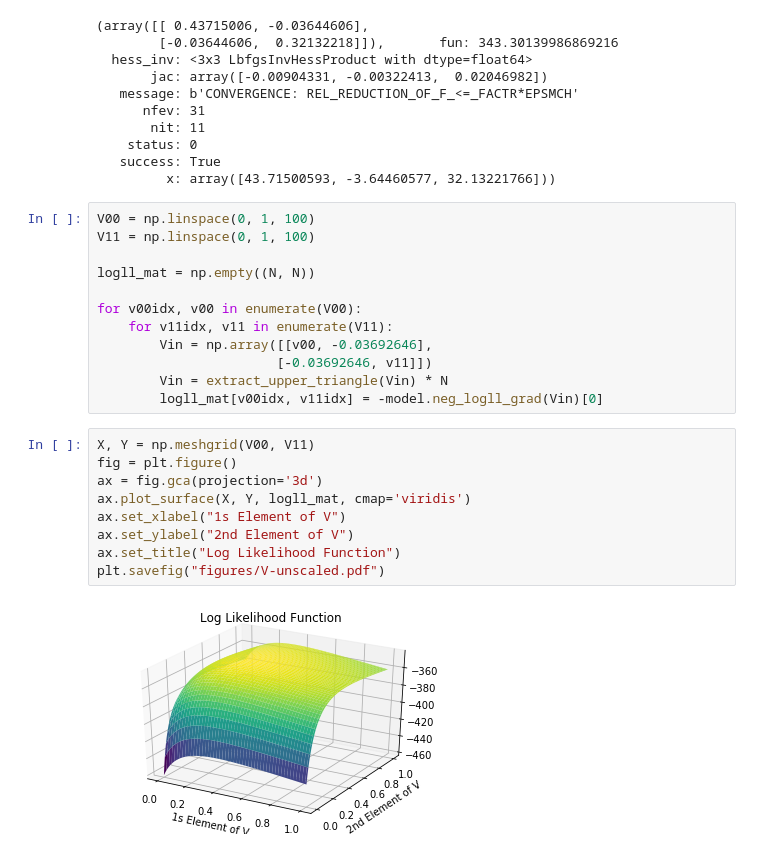
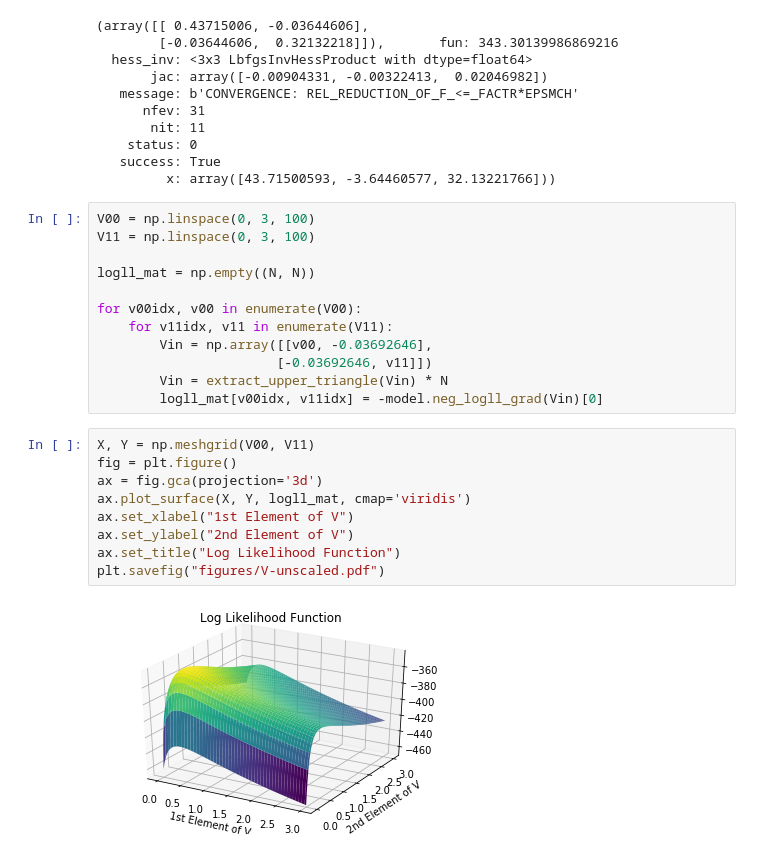
Before and after one commit to AlexTISYoung/snipar, a Jupyter notebook: ldsc_reg/drawing_logll.ipynb, the cells around one changed output. Drawn from its saved outputs; the diff is of its cells as text.

Commit message:
added log likelihood graphs

```diff
--- a/ldsc_reg/drawing_logll.ipynb
+++ b/ldsc_reg/drawing_logll.ipynb
@@ -44,8 +44,8 @@ Effect Vectors Simulated!
    success: True
          x: array([43.71500593, -3.64460577, 32.13221766]))
 # %%
-V00 = np.linspace(0, 1, 100)
-V11 = np.linspace(0, 1, 100)
+V00 = np.linspace(0, 3, 100)
+V11 = np.linspace(0, 3, 100)
 
 logll_mat = np.empty((N, N))
 
@@ -58,14 +58,14 @@ for v00idx, v00 in enumerate(V00):
 # %%
 X, Y = np.meshgrid(V00, V11)
 fig = plt.figure()
 ax = fig.gca(projection='3d')
 ax.plot_surface(X, Y, logll_mat, cmap='viridis')
-ax.set_xlabel("1s Element of V")
+ax.set_xlabel("1st Element of V")
 ax.set_ylabel("2nd Element of V")
 ax.set_title("Log Likelihood Function")
 plt.savefig("figures/V-unscaled.pdf")
 # %% [output]
-[figure, old version]
+[figure, new version]
 # %%
 np.random.seed(123)
 
```
Also changed, not shown: parts of 4 cells of this notebook, 5 other files.
